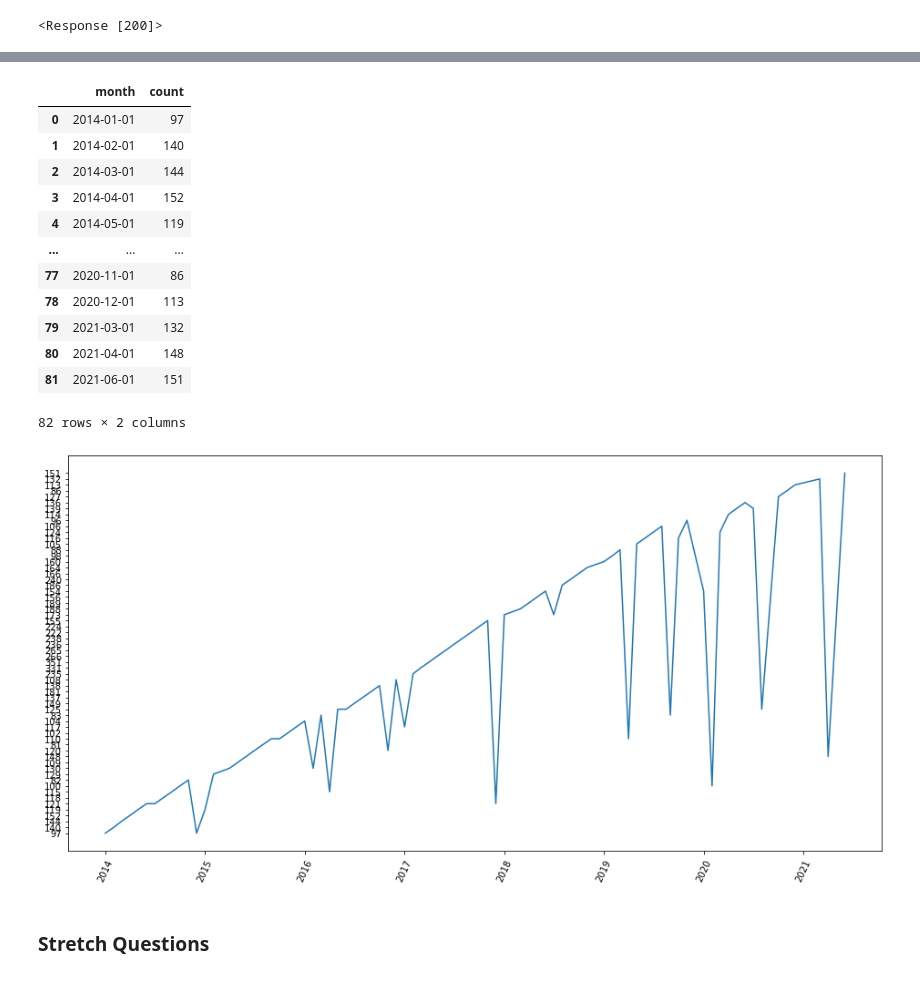
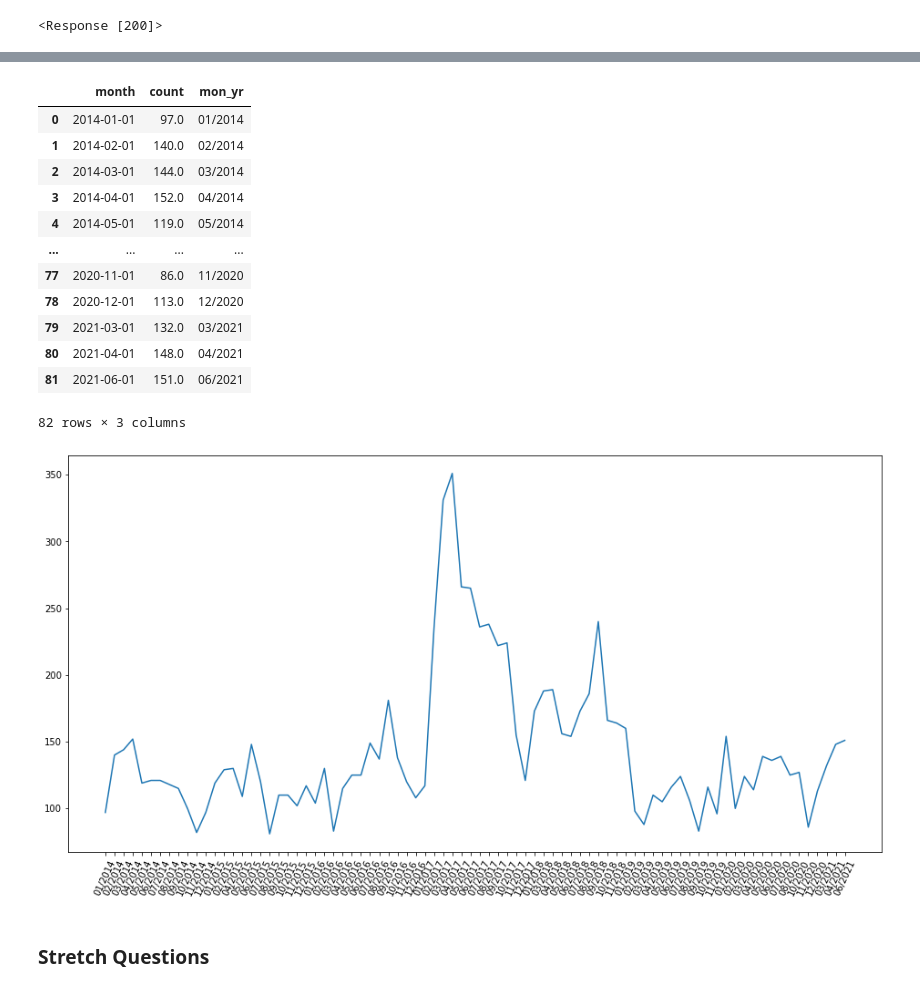
Before and after one commit to MWeissSharp/socrata-api-MWeissSharp, a Jupyter notebook: notebooks/mews_nash_gov_api_project.ipynb, the cells around one changed output, grey strips where cells are left out. Saved outputs shown, nothing was run; the diff lists cells and outputs as text; code cells hidden in the pictures.

```diff
--- a/notebooks/mews_nash_gov_api_project.ipynb
+++ b/notebooks/mews_nash_gov_api_project.ipynb
@@ -160,29 +160,31 @@ for line in full_res:
 maps_df = pd.DataFrame.from_dict(maps_dict, orient='index')
 maps_df = maps_df.reset_index()
 maps_df.columns = ['month', 'count']
+maps_df['count'] = maps_df['count'].astype(float)
 maps_df['month'] = pd.to_datetime(maps_df['month'])
+maps_df['mon_yr'] = maps_df['month'].dt.strftime('%m/%Y')
 maps_df = maps_df.sort_values('month')
 maps_df
 # %% [output]
-|  | month | count |
-| 0 | 2014-01-01 | 97 |
-| 1 | 2014-02-01 | 140 |
-| 2 | 2014-03-01 | 144 |
-| 3 | 2014-04-01 | 152 |
-| 4 | 2014-05-01 | 119 |
-| ... | ... | ... |
-| 77 | 2020-11-01 | 86 |
-| 78 | 2020-12-01 | 113 |
-| 79 | 2021-03-01 | 132 |
-| 80 | 2021-04-01 | 148 |
-| 81 | 2021-06-01 | 151 |
+|  | month | count | mon_yr |
+| 0 | 2014-01-01 | 97.0 | 01/2014 |
+| 1 | 2014-02-01 | 140.0 | 02/2014 |
+| 2 | 2014-03-01 | 144.0 | 03/2014 |
+| 3 | 2014-04-01 | 152.0 | 04/2014 |
+| 4 | 2014-05-01 | 119.0 | 05/2014 |
+| ... | ... | ... | ... |
+| 77 | 2020-11-01 | 86.0 | 11/2020 |
+| 78 | 2020-12-01 | 113.0 | 12/2020 |
+| 79 | 2021-03-01 | 132.0 | 03/2021 |
+| 80 | 2021-04-01 | 148.0 | 04/2021 |
+| 81 | 2021-06-01 | 151.0 | 06/2021 |
-82 rows × 2 columns
+82 rows × 3 columns
 # %%
 plt.figure(figsize=(16, 8))
-plt.plot('month', 'count', data = maps_df)
+plt.plot('mon_yr', 'count', data = maps_df)
 plt.xticks(rotation = 65);
 # %% [output]
-[figure, old version]
+[figure, new version]
 # %% [markdown]
 ### Stretch Questions
 # %% [markdown]
```
Also changed, not shown: parts of 51 cells of this notebook.
